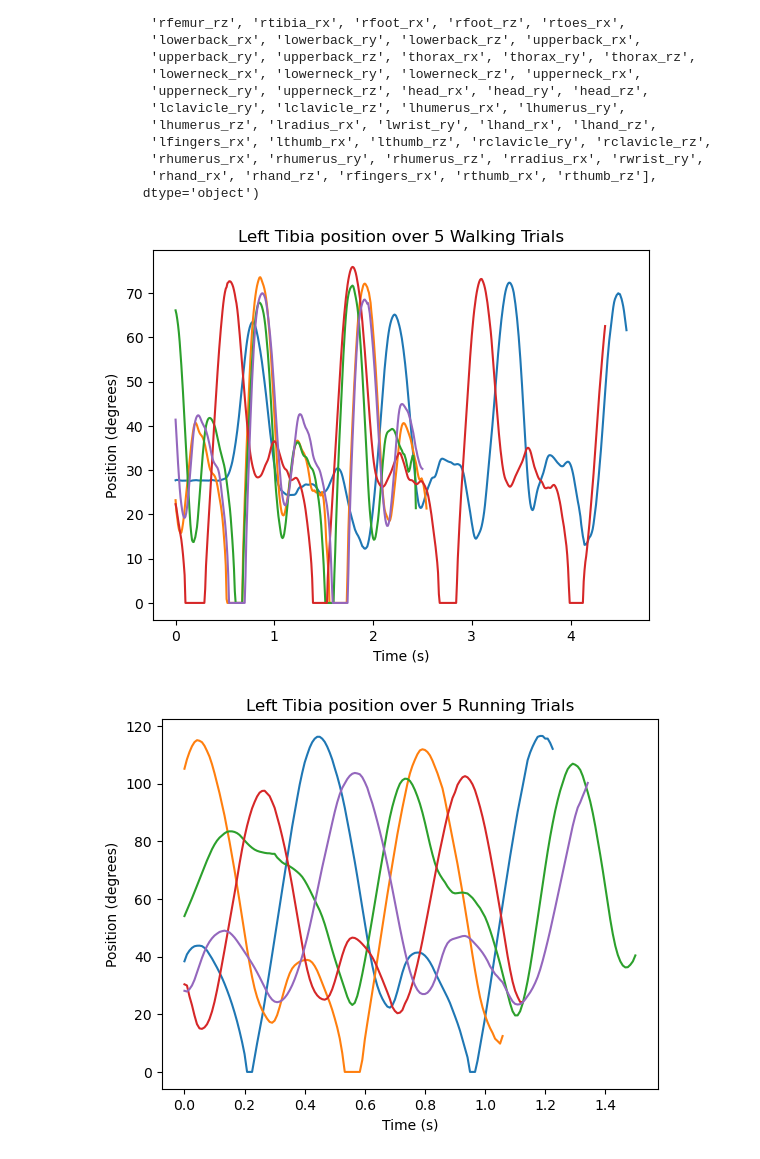
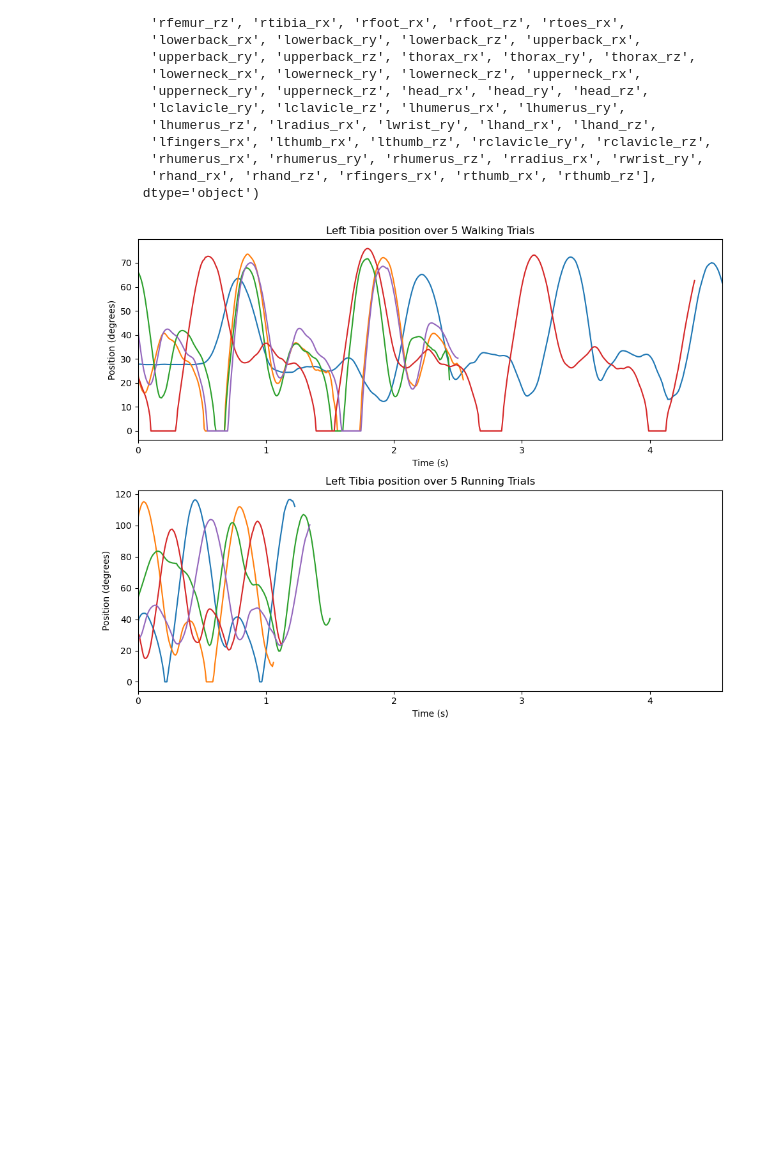
Before and after one commit to Priyanshu4/gpmdm, a Jupyter notebook: walk_run.ipynb, the cells around one changed output. Cells and saved outputs as stored; diff of their text form; code cells hidden in the pictures; blank space fills up the shorter version.

```diff
--- a/walk_run.ipynb
+++ b/walk_run.ipynb
@@ -60,33 +84,41 @@ Index(['frame', 'time', 'root_tx', 'root_ty', 'root_tz', 'root_rx', 'root_ry',
 # %%
 # Next, let's pick one body part: the left tibia, which is the shin bone
 # We will plot the position of the tibia over time for trial
 # We will plot walking and running on seperate plots, picking the 5 random trials of each
 
 body_part_name = "Left Tibia"
 body_part_key = 'ltibia_rx'
 n_trials_to_plot = 5
 
 random.seed(0)
 random_walk_dfs = random.sample(walk_dfs, n_trials_to_plot)
 random_run_dfs = random.sample(run_dfs, n_trials_to_plot)
 
-plt.figure()
-plt.title(f'{body_part_name} position over {n_trials_to_plot} Walking Trials')
-plt.xlabel('Time (s)')
-plt.ylabel('Position (degrees)')
+fig, axs = plt.subplots(2, 1, figsize=(10, 8))
+
+# Plot for walking trials
+axs[0].set_title(f'{body_part_name} position over {n_trials_to_plot} Walking Trials')
+axs[0].set_xlabel('Time (s)')
+axs[0].set_ylabel('Position (degrees)')
 for df in random_walk_dfs:
-    plt.plot(df['time'], df[body_part_key])
+    axs[0].plot(df['time'], df[body_part_key])
 
+# Plot for running trials
+axs[1].set_title(f'{body_part_name} position over {n_trials_to_plot} Running Trials')
+axs[1].set_xlabel('Time (s)')
+axs[1].set_ylabel('Position (degrees)')
+for df in random_run_dfs:
+    axs[1].plot(df['time'], df[body_part_key])
 
-plt.figure()
-plt.title(f'{body_part_name} position over {n_trials_to_plot} Running Trials')
-plt.xlabel('Time (s)')
-plt.ylabel('Position (degrees)')
-for df in random_run_dfs:
-    plt.plot(df['time'], df[body_part_key])
+# Ensure both plots use the same time scale
+max_time = max(df['time'].max() for df in random_walk_dfs + random_run_dfs)
+axs[0].set_xlim(0, max_time)
+axs[1].set_xlim(0, max_time)
+
+plt.tight_layout()
+plt.show()
 # %% [output]
-[figure, old version]
+[figure, new version]
-[figure, removed]
 # %%
 # Repeat the above for lower back straightness
 
```
Also changed, not shown: parts of 3 cells of this notebook, 1 other file.
